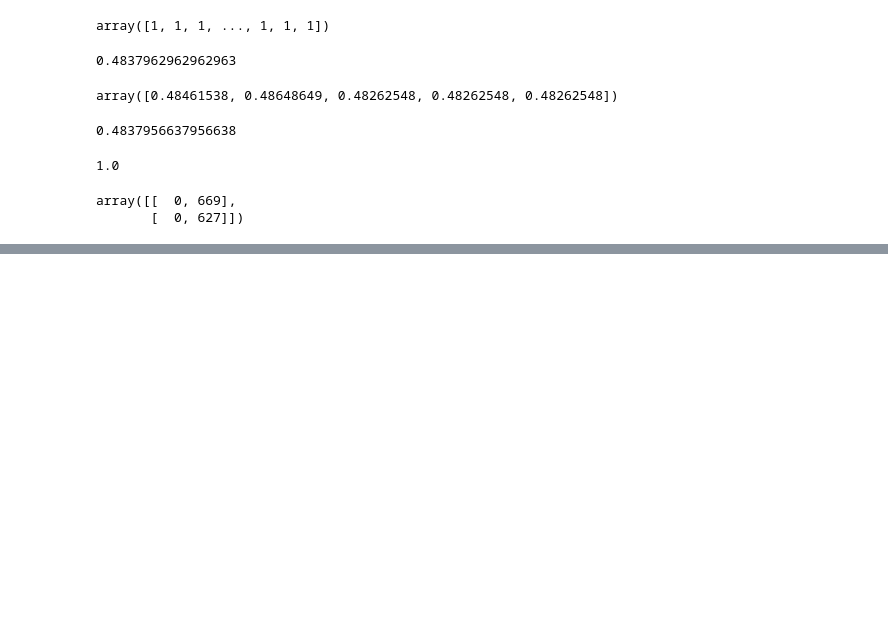
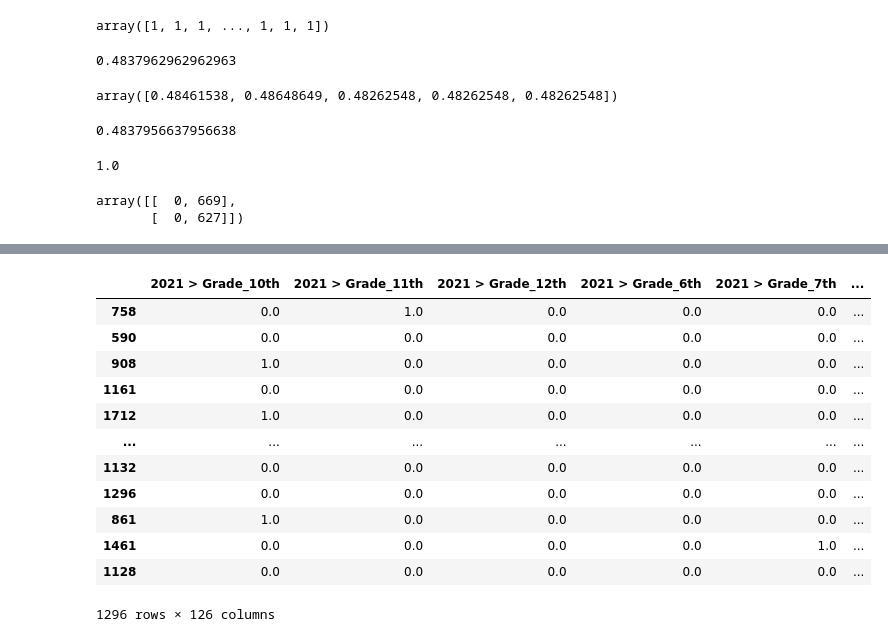
Before and after one commit to SamBen804/SunStride_Business_Analysis, a Jupyter notebook: eda_notebooks/eda0_data_cleanup.ipynb, the cells around one changed output, grey strips where cells are left out. Drawn from its saved outputs; the diff is of its cells as text; code cells hidden in the pictures; blank space fills up the shorter version.

```diff
--- a/eda_notebooks/eda0_data_cleanup.ipynb
+++ b/eda_notebooks/eda0_data_cleanup.ipynb
@@ -878,7 +923,5 @@ df_final_ohe['2021 ^^^^Leader Rating of Student'] = df_final_ohe['2021 ^^^^Leade
 # %%
-encodables = df_final_ohe[['2021 > Grade', 'Gender', 'Years at camp', 'Lead source',
-                           '2021 > trip + section names (all)', '2021 > Enrolled sibling count',
-                           '2021 > Is your child attending with a friend?', '2021 ^Trip Length',
-                           '2021 ^^Interested in Another Trip?', 'Changed Trip']]
-
-ohe.fit(encodables)
+cats = ['2021 > Grade', 'Gender', 'Lead source', '2021 > trip + section names (all)',
+                            '2021 > Is your child attending with a friend?', '2021 ^Trip Length',
+                            '2021 ^^Interested in Another Trip?', 'Changed Trip', '2021 ^Expectations']
+X_train_cats = X_train_ohe[cats]
@@ -886,0 +930,2 @@ df_final_ohe.info()
+# %%
+ohe.fit(X_train_cats)
@@ -890,0 +954,3 @@ encoded = ohe.transform(encodables)
+# %%
+train_encoded = ohe.transform(X_train_cats)
+train_encoded.shape
@@ -893,4 +984,4 @@ encoded.todense()
 # %%
 columns = ohe.get_feature_names_out()
 # %%
-df_encoded = pd.DataFrame(encoded.todense(), columns=columns)
+df_train_encoded = pd.DataFrame(train_encoded.todense(), columns=columns, index=X_train_cats.index)
@@ -904,0 +988,16 @@ df_final['Primary family city'].nunique()
+# %%
+df_train_encoded
+# %% [output]
+|  | 2021 > Grade_10th | 2021 > Grade_11th | 2021 > Grade_12th | 2021 > Grade_6th | 2021 > Grade_7th | ... |
+| 758 | 0.0 | 1.0 | 0.0 | 0.0 | 0.0 | ... |
+| 590 | 0.0 | 0.0 | 0.0 | 0.0 | 0.0 | ... |
+| 908 | 1.0 | 0.0 | 0.0 | 0.0 | 0.0 | ... |
+| 1161 | 0.0 | 0.0 | 0.0 | 0.0 | 0.0 | ... |
+| 1712 | 1.0 | 0.0 | 0.0 | 0.0 | 0.0 | ... |
+| ... | ... | ... | ... | ... | ... | ... |
+| 1132 | 0.0 | 0.0 | 0.0 | 0.0 | 0.0 | ... |
+| 1296 | 0.0 | 0.0 | 0.0 | 0.0 | 0.0 | ... |
+| 861 | 1.0 | 0.0 | 0.0 | 0.0 | 0.0 | ... |
+| 1461 | 0.0 | 0.0 | 0.0 | 0.0 | 1.0 | ... |
+| 1128 | 0.0 | 0.0 | 0.0 | 0.0 | 0.0 | ... |
+1296 rows × 126 columns
```
Also changed, not shown: parts of 70 cells of this notebook.
